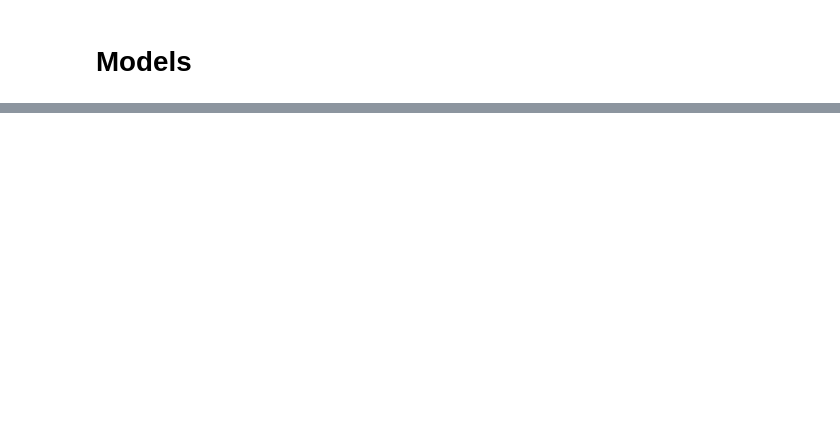
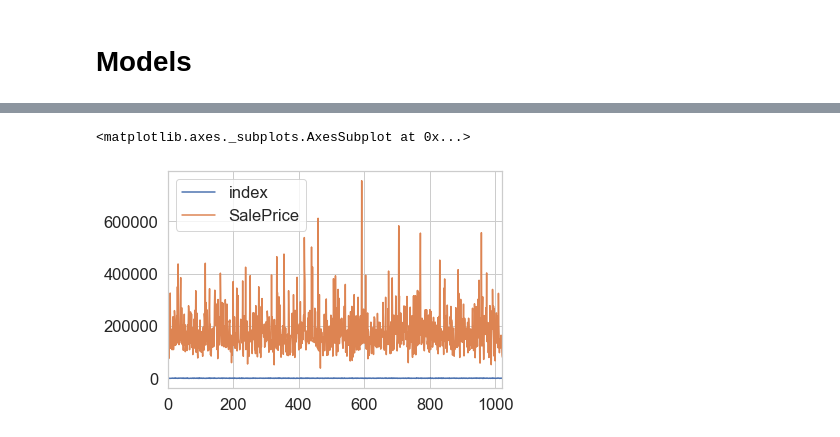
Before and after one commit to karb94/ML, a Jupyter notebook: Housing Prices/Untitled2.ipynb, the cells around one changed output, grey strips where cells are left out. Cells and saved outputs as stored; diff of their text form; code cells hidden in the pictures; blank space fills up the shorter version.

```diff
--- a/Housing Prices/Untitled2.ipynb
+++ b/Housing Prices/Untitled2.ipynb
@@ -825,0 +908,5 @@ Linear Regression test score: 0.741
+# %%
+y_train.reset_index().plot()
+# %% [output]
+<matplotlib.axes._subplots.AxesSubplot at 0x...>
+[figure, added]
```
Also changed, not shown: parts of 32 cells of this notebook.
